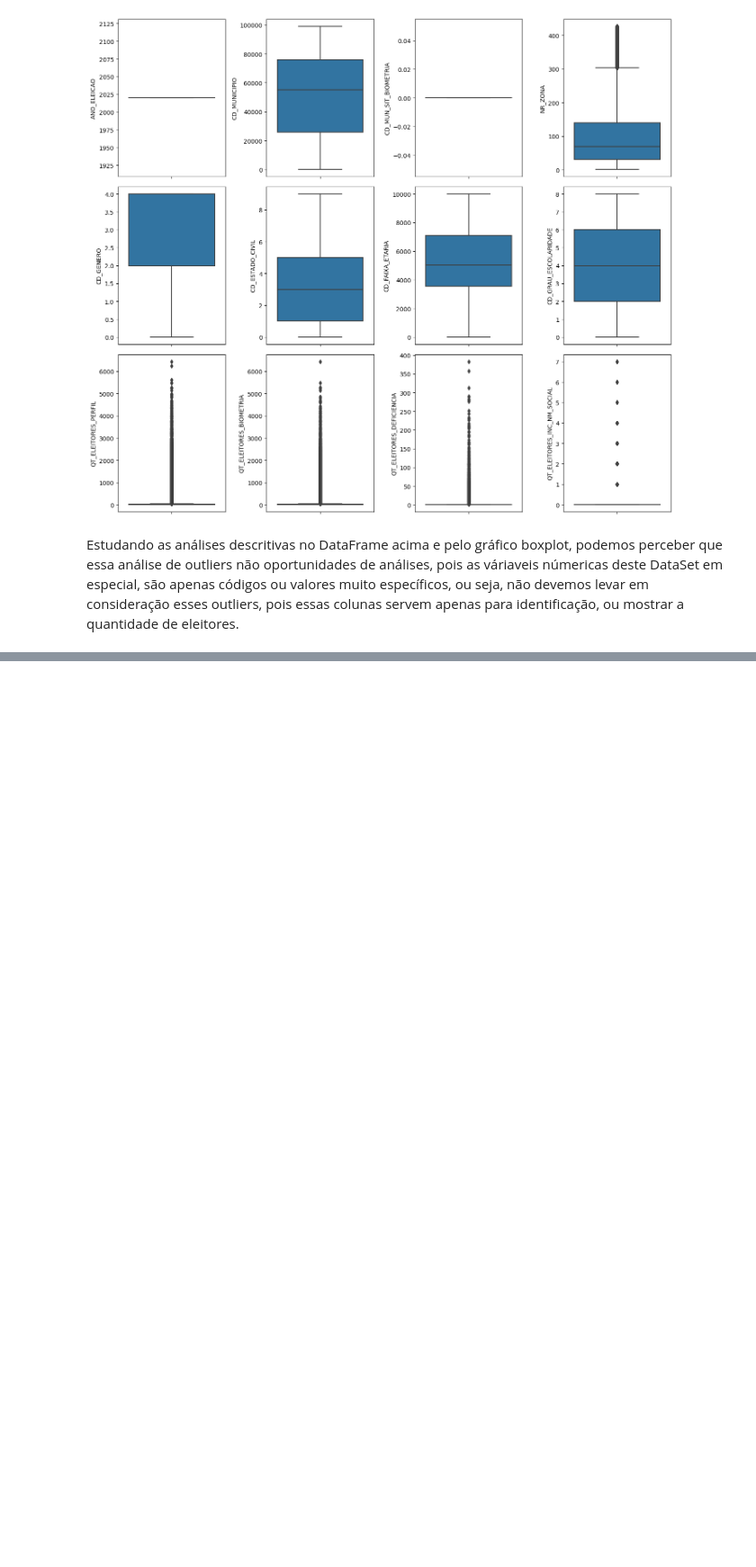
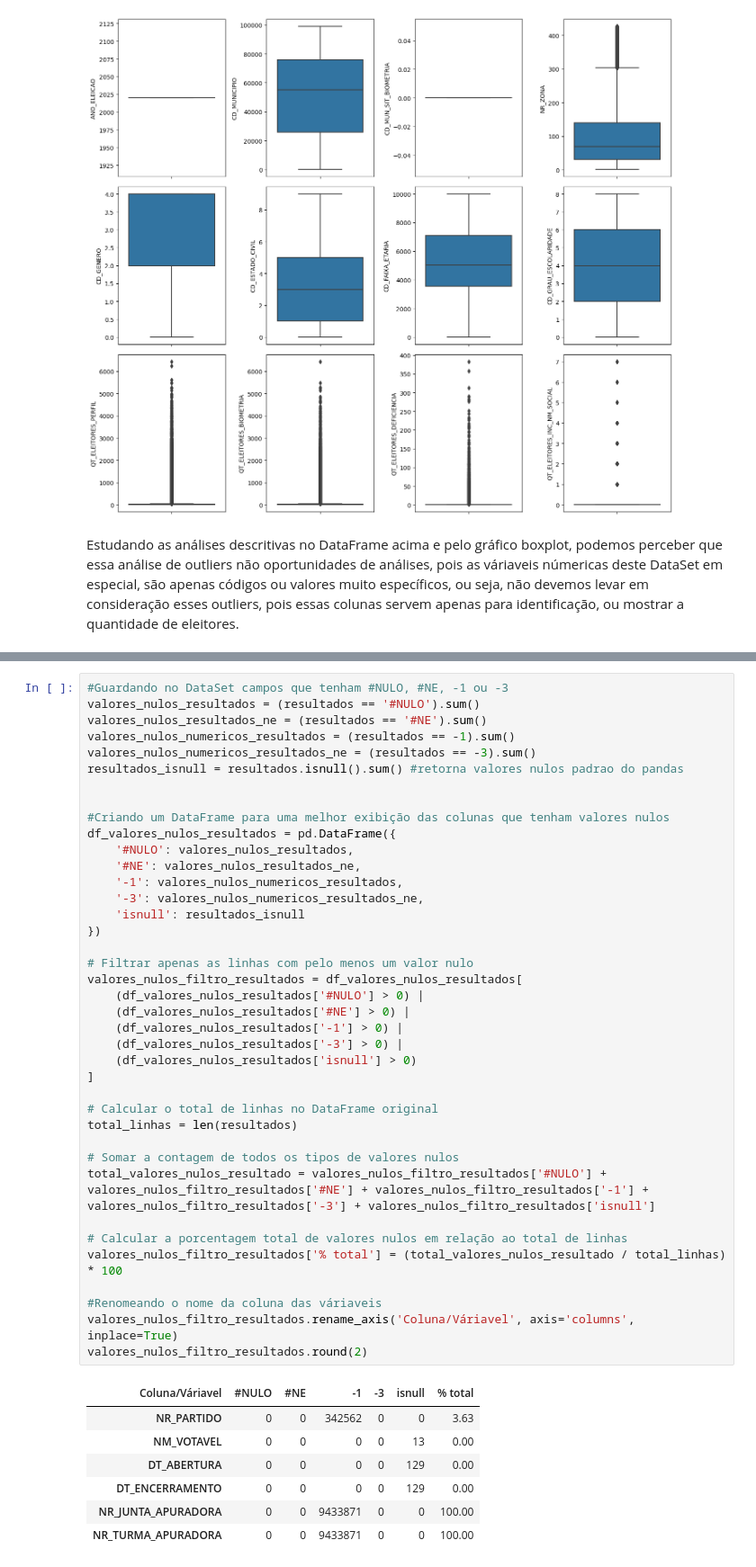
Before and after one commit to gideoni-santos/desafio-RenovaBR, a Jupyter notebook: relatorio.ipynb, the cells around one changed output, grey strips where cells are left out. Shown at 90% size. Drawn from its saved outputs; the diff is of its cells as text; blank space fills up the shorter version.

```diff
--- a/relatorio.ipynb
+++ b/relatorio.ipynb
@@ -282,0 +449,47 @@ Estudando as análises descritivas no DataFrame acima e pelo gráfico boxplot, p
+# %%
+#Guardando no DataSet campos que tenham #NULO, #NE, -1 ou -3
+valores_nulos_resultados = (resultados == '#NULO').sum()
+valores_nulos_resultados_ne = (resultados == '#NE').sum()
+valores_nulos_numericos_resultados = (resultados == -1).sum()
+valores_nulos_numericos_resultados_ne = (resultados == -3).sum()
+resultados_isnull = resultados.isnull().sum() #retorna valores nulos padrao do pandas
+
+
+#Criando um DataFrame para uma melhor exibição das colunas que tenham valores nulos
+df_valores_nulos_resultados = pd.DataFrame({
+    '#NULO': valores_nulos_resultados,
+    '#NE': valores_nulos_resultados_ne,
+    '-1': valores_nulos_numericos_resultados,
+    '-3': valores_nulos_numericos_resultados_ne,
+    'isnull': resultados_isnull
+})
+
+# Filtrar apenas as linhas com pelo menos um valor nulo
+valores_nulos_filtro_resultados = df_valores_nulos_resultados[
+    (df_valores_nulos_resultados['#NULO'] > 0) |
+    (df_valores_nulos_resultados['#NE'] > 0) |
+    (df_valores_nulos_resultados['-1'] > 0) |
+    (df_valores_nulos_resultados['-3'] > 0) |
+    (df_valores_nulos_resultados['isnull'] > 0)
+]
+
+# Calcular o total de linhas no DataFrame original
+total_linhas = len(resultados)
+
+# Somar a contagem de todos os tipos de valores nulos
+total_valores_nulos_resultado = valores_nulos_filtro_resultados['#NULO'] + valores_nulos_filtro_resultados['#NE'] + valores_nulos_filtro_resultados['-1'] + valores_nulos_filtro_resultados['-3'] + valores_nulos_filtro_resultados['isnull']
+
+# Calcular a porcentagem total de valores nulos em relação ao total de linhas
+valores_nulos_filtro_resultados['% total'] = (total_valores_nulos_resultado / total_linhas) * 100
+
+#Renomeando o nome da coluna das váriaveis
+valores_nulos_filtro_resultados.rename_axis('Coluna/Váriavel', axis='columns', inplace=True)
+valores_nulos_filtro_resultados.round(2)
+# %% [output]
+| Coluna/Váriavel | #NULO | #NE | -1 | -3 | isnull | % total |
+| NR_PARTIDO | 0 | 0 | 342562 | 0 | 0 | 3.63 |
+| NM_VOTAVEL | 0 | 0 | 0 | 0 | 13 | 0.00 |
+| DT_ABERTURA | 0 | 0 | 0 | 0 | 129 | 0.00 |
+| DT_ENCERRAMENTO | 0 | 0 | 0 | 0 | 129 | 0.00 |
+| NR_JUNTA_APURADORA | 0 | 0 | 9433871 | 0 | 0 | 100.00 |
+| NR_TURMA_APURADORA | 0 | 0 | 9433871 | 0 | 0 | 100.00 |
```
Also changed, not shown: parts of 21 cells of this notebook.
